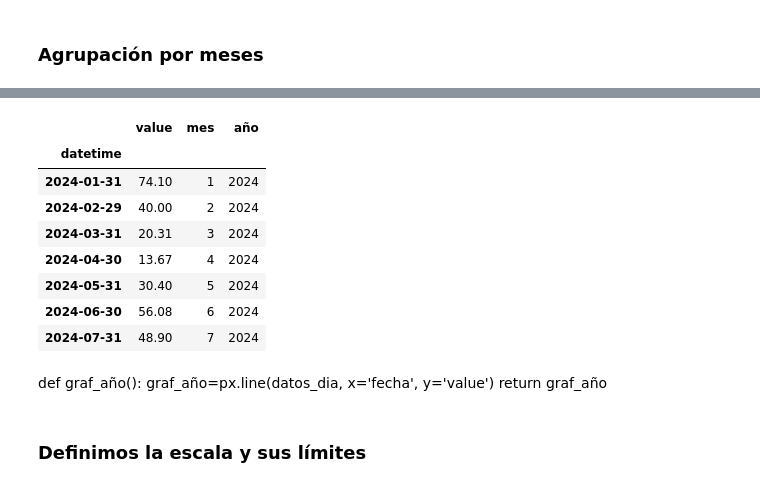
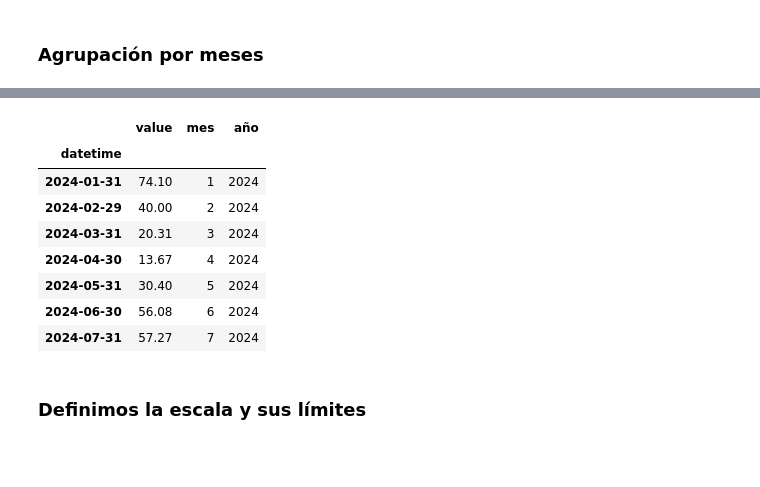
Before and after one commit to PowerAvenger/escalacv, a Jupyter notebook: backend.ipynb, the cells around one changed output, grey strips where cells are left out. Cells and saved outputs as stored; diff of their text form; code cells hidden in the pictures; blank space fills up the shorter version.

```diff
--- a/backend.ipynb
+++ b/backend.ipynb
@@ -91,15 +103,14 @@ meses = {
 # %% [markdown]
 ### Esta es la tabla de valores horarios tratada
 # %%
-datos['fecha']=datos['datetime'].dt.strftime('%d/%m/%Y')
-datos['fecha']=pd.to_datetime(datos['fecha'],format='%d/%m/%Y')
+#datos['fecha']=datos['datetime'].dt.strftime('%d/%m/%Y')
+#datos['fecha']=pd.to_datetime(datos['fecha'],format='%d/%m/%Y')
+datos['fecha']=datos['datetime'].dt.date
+#datos['fecha']=pd.to_datetime(datos['fecha']).dt.date
 datos['hora']=datos['datetime'].dt.hour
 datos['dia']=datos['datetime'].dt.day
 datos['mes']=datos['datetime'].dt.month
 datos['año']=datos['datetime'].dt.year
-#datos['mes_nombre']=datos['datetime'].dt.month_name()
-#datos['mes_nombre'] = datos['mes_nombre'].map(meses)
-
 datos.set_index('datetime', inplace=True)
 datos
 # %% [output]
@@ -178,23 +253,20 @@ valor_minimo_diario,valor_maximo_diario
 # %%
-datos_mes=datos.resample('M').mean()
+datos_mes=datos.drop(columns=['fecha','hora', 'dia'])
+datos_mes=datos_mes.resample('M').mean()
 datos_mes['value']=datos_mes['value'].round(2)
-datos_mes=datos_mes.drop(columns=['fecha','hora', 'dia'])
+
 datos_mes[['mes','año']]=datos_mes[['mes','año']].astype(int)
 datos_mes
 # %% [output]
 |  | value | mes | año |
 | datetime |  |  |  |
 | 2024-01-31 | 74.10 | 1 | 2024 |
 | 2024-02-29 | 40.00 | 2 | 2024 |
 | 2024-03-31 | 20.31 | 3 | 2024 |
 | 2024-04-30 | 13.67 | 4 | 2024 |
 | 2024-05-31 | 30.40 | 5 | 2024 |
 | 2024-06-30 | 56.08 | 6 | 2024 |
-| 2024-07-31 | 48.90 | 7 | 2024 |
+| 2024-07-31 | 57.27 | 7 | 2024 |
-# %% [markdown]
-def graf_año():
-    graf_año=px.line(datos_dia, x='fecha', y='value')
-    return graf_año
 # %% [markdown]
 ### Definimos la escala y sus límites
 # %%
```
Also changed, not shown: parts of 39 cells of this notebook, 1 other file.
